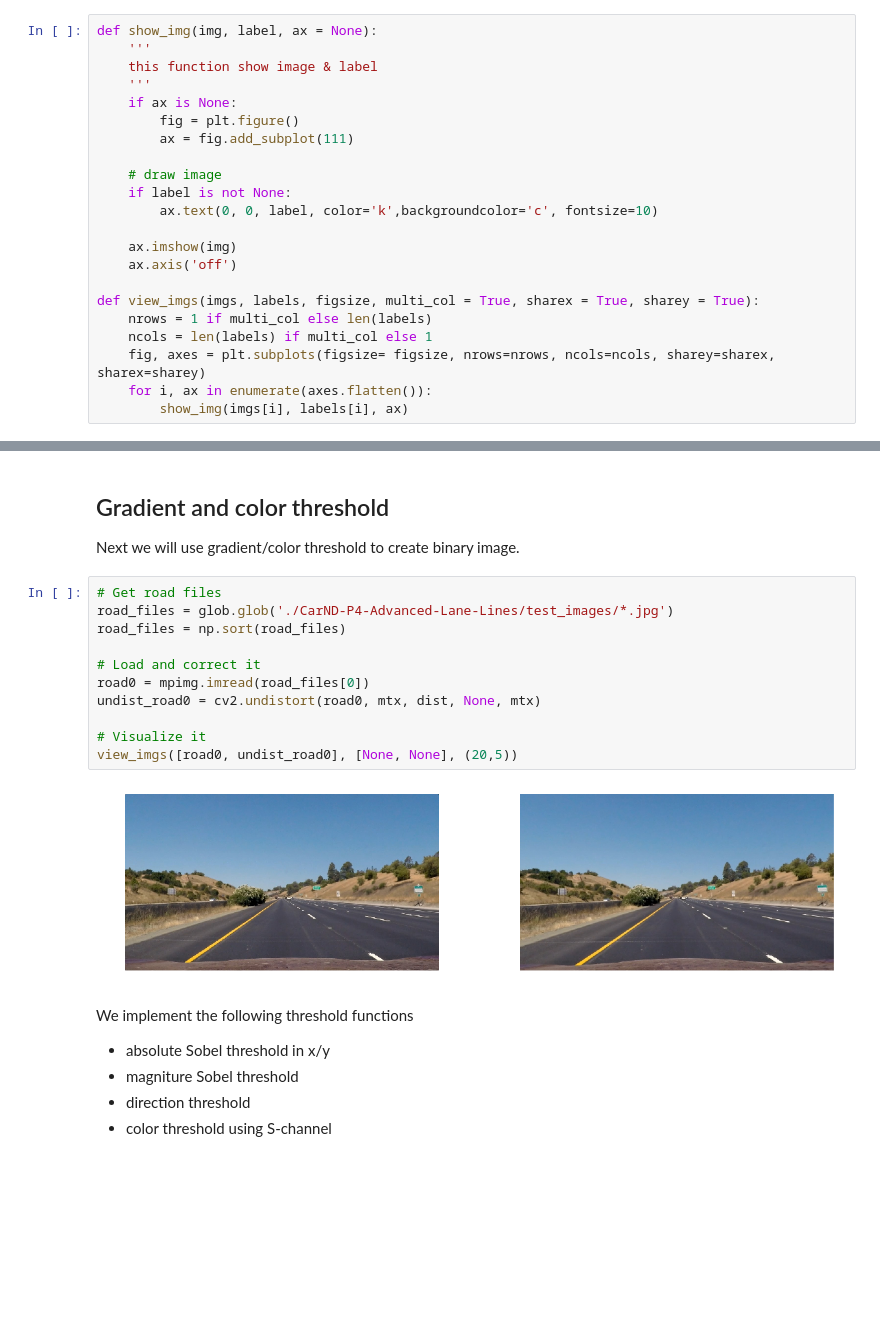
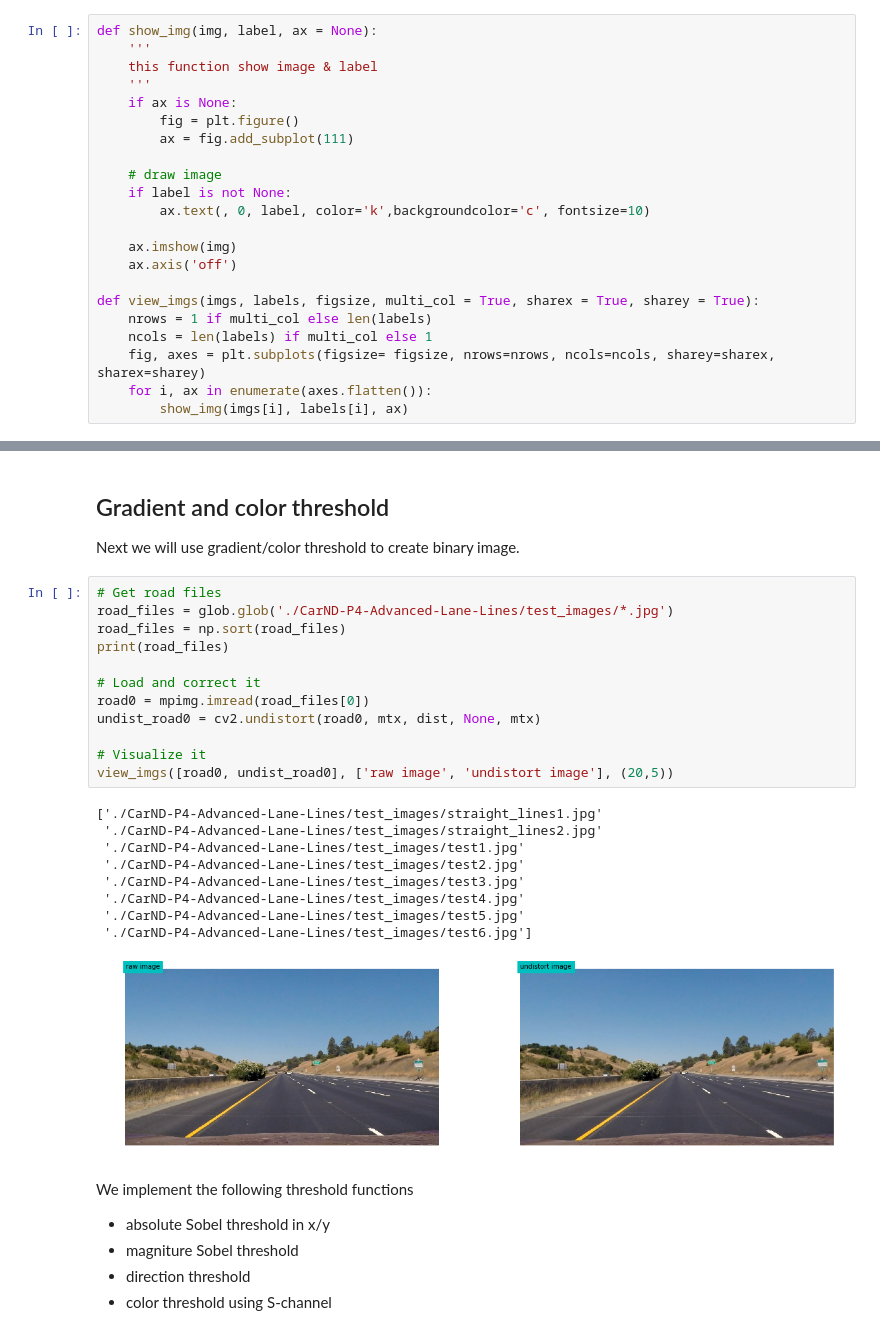
Before and after one commit to minh84/udacity_carnd, a Jupyter notebook: 06_advanced_lane_finding.ipynb, the cells around one changed output, grey strips where cells are left out. Cells and saved outputs as stored; diff of their text form; blank space fills up the shorter version.

Commit message:
wip Project 4-Advanced lane-line

```diff
--- a/06_advanced_lane_finding.ipynb
+++ b/06_advanced_lane_finding.ipynb
@@ -81,7 +81,7 @@ def show_img(img, label, ax = None):
 
     # draw image
     if label is not None:
-        ax.text(0, 0, label, color='k',backgroundcolor='c', fontsize=10)
+        ax.text(, 0, label, color='k',backgroundcolor='c', fontsize=10)
 
     ax.imshow(img)
     ax.axis('off')
@@ -105,16 +105,25 @@ Next we will use gradient/color threshold to create binary image.
 # %%
 # Get road files
 road_files = glob.glob('./CarND-P4-Advanced-Lane-Lines/test_images/*.jpg')
 road_files = np.sort(road_files)
+print(road_files)
 
 # Load and correct it
 road0 = mpimg.imread(road_files[0])
 undist_road0 = cv2.undistort(road0, mtx, dist, None, mtx)
 
 # Visualize it
-view_imgs([road0, undist_road0], [None, None], (20,5))
+view_imgs([road0, undist_road0], ['raw image', 'undistort image'], (20,5))
 # %% [output]
+['./CarND-P4-Advanced-Lane-Lines/test_images/straight_lines1.jpg'
+ './CarND-P4-Advanced-Lane-Lines/test_images/straight_lines2.jpg'
+ './CarND-P4-Advanced-Lane-Lines/test_images/test1.jpg'
+ './CarND-P4-Advanced-Lane-Lines/test_images/test2.jpg'
+ './CarND-P4-Advanced-Lane-Lines/test_images/test3.jpg'
+ './CarND-P4-Advanced-Lane-Lines/test_images/test4.jpg'
+ './CarND-P4-Advanced-Lane-Lines/test_images/test5.jpg'
+ './CarND-P4-Advanced-Lane-Lines/test_images/test6.jpg']
-[figure, old version]
+[figure, new version]
 # %% [markdown]
 We implement the following threshold functions
 * absolute Sobel threshold in x/y
```
Also changed, not shown: parts of 5 cells of this notebook, 14 other files.
